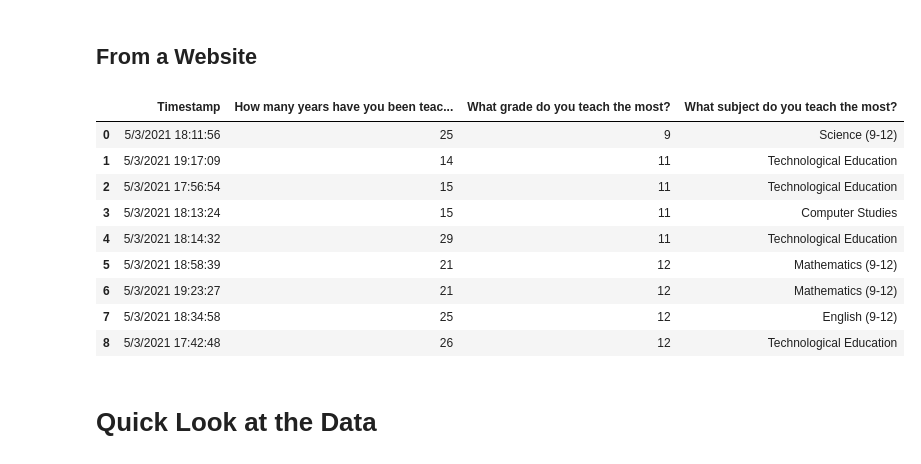
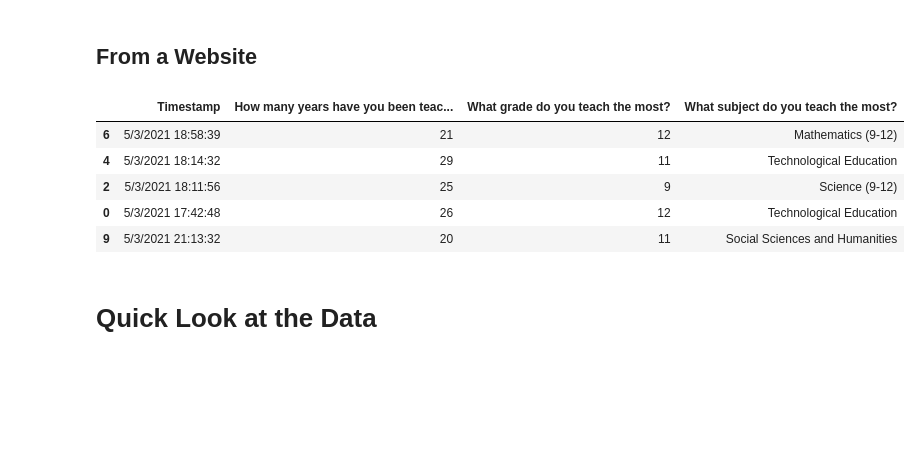
Before and after one commit to pbeens/OTF-Data-Analysis-2021-05, a Jupyter notebook: Demo_Teacher_Years_vs_Grade.ipynb, the cells around one changed output. Cells and saved outputs as stored; diff of their text form; code cells hidden in the pictures; blank space fills up the shorter version.

```diff
--- a/Demo_Teacher_Years_vs_Grade.ipynb
+++ b/Demo_Teacher_Years_vs_Grade.ipynb
@@ -26,25 +26,21 @@ import pandas as pd
 # %%
 # Enter the URL here
 url = 'https://docs.google.com/spreadsheets/d/1iPuWBPF4vfo-LYydHyASKsJcQZSyd-egfwbt7kNE6r8/export?format=csv'
 
 # From a Google Sheet
 # Note: You must change the last part of the URL to /export?format=csv
 # Note 2: The Google Sheet must be public!
 df = pd.read_csv(url)
 
 # Quick look at the data...
-df
+df.sample(n=5) # or frac=0.2
 # %% [output]
 |  | Timestamp | How many years have you been teac... | What grade do you teach the most? | What subject do you teach the most? |
-| 0 | 5/3/2021 18:11:56 | 25 | 9 | Science (9-12) |
-| 1 | 5/3/2021 19:17:09 | 14 | 11 | Technological Education |
-| 2 | 5/3/2021 17:56:54 | 15 | 11 | Technological Education |
-| 3 | 5/3/2021 18:13:24 | 15 | 11 | Computer Studies |
+| 6 | 5/3/2021 18:58:39 | 21 | 12 | Mathematics (9-12) |
 | 4 | 5/3/2021 18:14:32 | 29 | 11 | Technological Education |
-| 5 | 5/3/2021 18:58:39 | 21 | 12 | Mathematics (9-12) |
-| 6 | 5/3/2021 19:23:27 | 21 | 12 | Mathematics (9-12) |
-| 7 | 5/3/2021 18:34:58 | 25 | 12 | English (9-12) |
-| 8 | 5/3/2021 17:42:48 | 26 | 12 | Technological Education |
+| 2 | 5/3/2021 18:11:56 | 25 | 9 | Science (9-12) |
+| 0 | 5/3/2021 17:42:48 | 26 | 12 | Technological Education |
+| 9 | 5/3/2021 21:13:32 | 20 | 11 | Social Sciences and Humanities |
 # %% [markdown]
 # Quick Look at the Data
 # %% [markdown]
```
Also changed, not shown: parts of 3 cells of this notebook.
